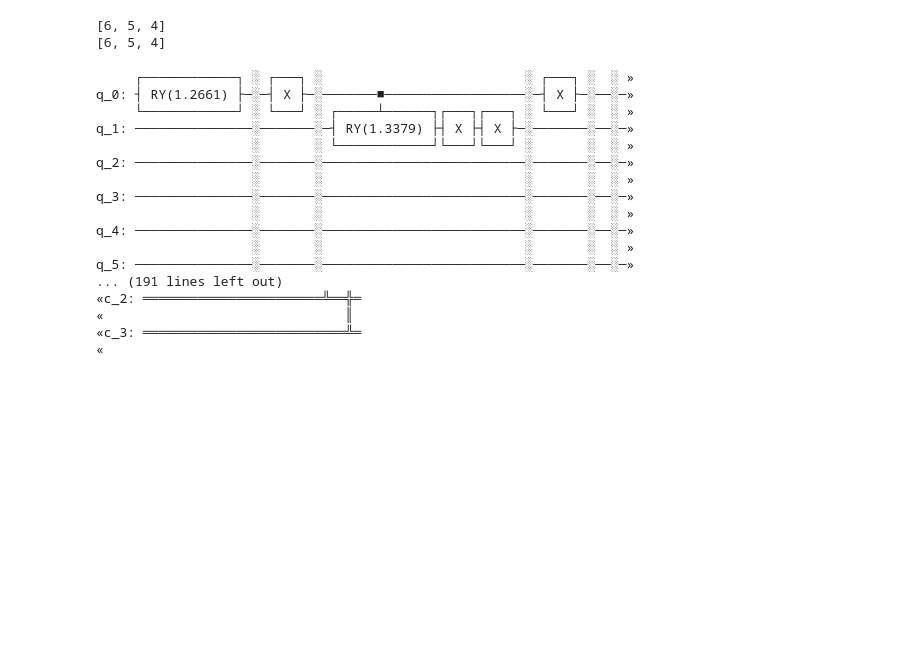
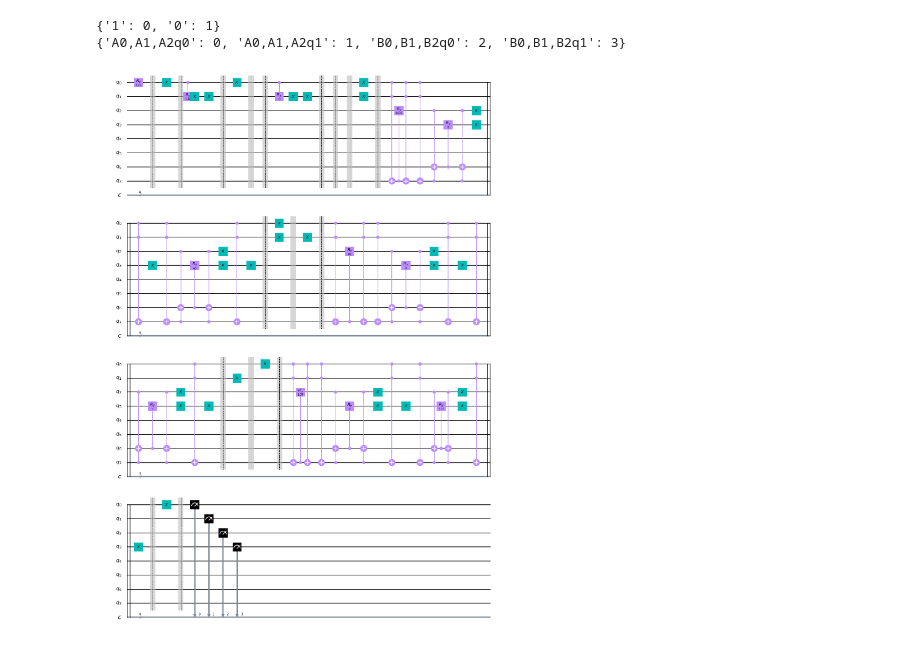
Before and after one commit to Quantum-Ducks/QuBayes, a Jupyter notebook: circuitgenerator.ipynb, the cells around one changed output. Saved outputs shown, nothing was run; the diff lists cells and outputs as text; code cells hidden in the pictures; blank space fills up the shorter version.

```diff
--- a/circuitgenerator.ipynb
+++ b/circuitgenerator.ipynb
@@ -137,7 +132,7 @@ def run_circuit(circuit, output_file='results', draw_circuit=True, use_sim=True,
         plot_histogram(job.result().get_counts()).savefig(output_file+'-qcomp.png')
     return job.result()
 # %%
-def add_cny(circuit, n, angle, control_bits, target, ancilla_bits):
+def add_cnry(circuit, n, angle, control_bits, target, ancilla_bits):
     '''
     Creates generalized cny gate for any n.
 
@@ -155,12 +150,13 @@ def add_cny(circuit, n, angle, control_bits, target, ancilla_bits):
     if n == 1:
         circuit.cry(angle,control_bits[0],target)
         return circuit
+
     # assert some things are true
     assert n >= 2
     assert len(control_bits) == n
     assert len(ancilla_bits) >= n-1
 
-    circuit.barrier() # for visualization
+    #circuit.barrier() # for visualization
 
     # hardcode first ccx gate
     circuit.ccx(control_bits[0], control_bits[1], ancilla_bits[0])
@@ -179,7 +175,7 @@ def add_cny(circuit, n, angle, control_bits, target, ancilla_bits):
     # hardcode last ccx gate
     circuit.ccx(control_bits[0], control_bits[1], ancilla_bits[0])
 
-    circuit.barrier() # for visualization
+    #circuit.barrier() # for visualization
 
     return circuit
 # %%
@@ -517,47 +473,30 @@ def main(graph=False):
 # %%
 def test_circuit():
 
 
     test_graph = {'A0,A1,A2': ([],[0.4, 0.25, 0.35]),
                      'B0,B1,B2': (['A0,A1,A2'],[0.6, 0.2, 0.2, 0, 0.5, 0.5, 0.4, 0.2, 0.4])}
 
-    #test_graph = {'A0,A1,dsaf,a3':([],[.5,.3,.2,.4]),
-    #                 'B0,B1,dsafsf':([],[.1,.3,.6]),
-    #                 'C0': (['A0,A1,dsaf,a3','B0,B1,dsafsf'],[i in range(1,19)])}
+    test_fig_17 = {'B0,B1': ([],[0.5, 0.5]),
+                    'CH0,CH1,CH2': (['B0,B1'],[0.29, 0.63, 0.08, 0.19, 0.63, 0.18])
+                    }
 
-
-    qc = QuantumCircuit(7,4)
+    qc = QuantumCircuit(8,4)
     create_circuit(test_graph, qc)
     qc.draw(output="text")
 
     for i in range(4):
         qc.measure(i,i)
 
 
 
     return qc
 
-test_circuit().draw()
+test_circuit().draw('mpl')
 # %% [output]
-[6, 5, 4]
-[6, 5, 4]
+{'1': 0, '0': 1}
+{'A0,A1,A2q0': 0, 'A0,A1,A2q1': 1, 'B0,B1,B2q0': 2, 'B0,B1,B2q1': 3}
-     ┌────────────┐ ░ ┌───┐ ░                          ░ ┌───┐ ░  ░ »
-q_0: ┤ RY(1.2661) ├─░─┤ X ├─░───────■──────────────────░─┤ X ├─░──░─»
-     └────────────┘ ░ └───┘ ░ ┌─────┴──────┐┌───┐┌───┐ ░ └───┘ ░  ░ »
-q_1: ───────────────░───────░─┤ RY(1.3379) ├┤ X ├┤ X ├─░───────░──░─»
-                    ░       ░ └────────────┘└───┘└───┘ ░       ░  ░ »
-q_2: ───────────────░───────░──────────────────────────░───────░──░─»
-                    ░       ░                          ░       ░  ░ »
-q_3: ───────────────░───────░──────────────────────────░───────░──░─»
-                    ░       ░                          ░       ░  ░ »
-q_4: ───────────────░───────░──────────────────────────░───────░──░─»
-                    ░       ░                          ░       ░  ░ »
-q_5: ───────────────░───────░──────────────────────────░───────░──░─»
-... (191 lines left out)
-«c_2: ═══════════════════════╩══╬═
-«                               ║
-«c_3: ══════════════════════════╩═
-«
+[figure, added]
 # %%
 circuit = create_circuit(oil_graph)
 # %% [output]
```
Also changed, not shown: parts of 12 cells of this notebook.
